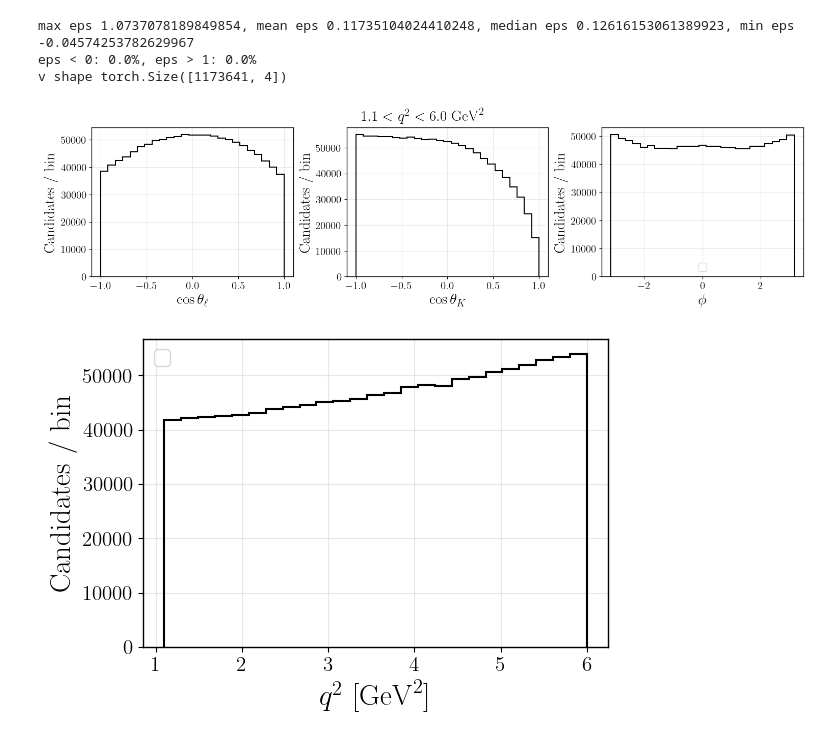
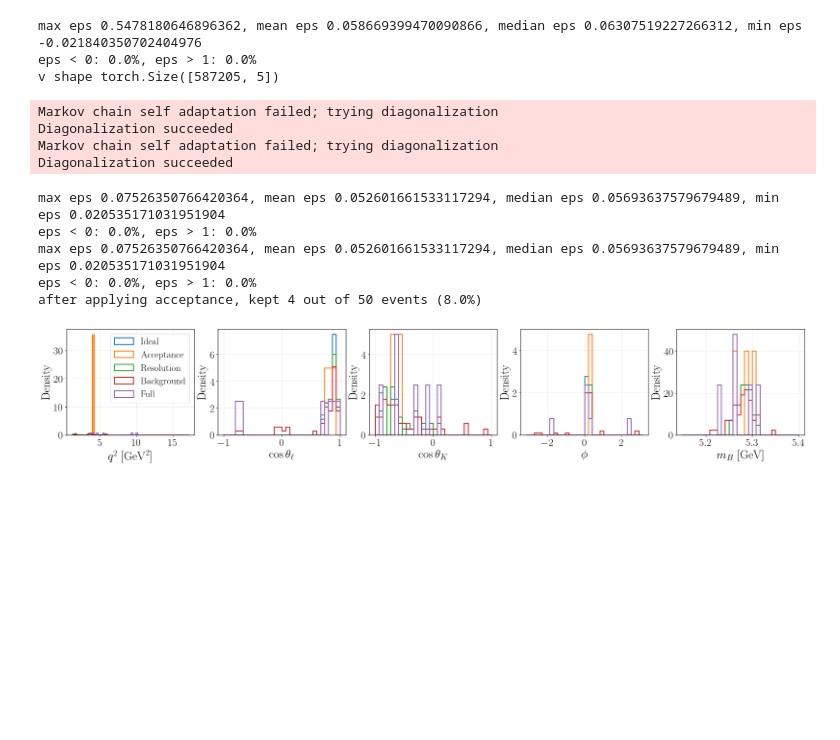
Before and after one commit to NilsCt/sbi-particle-physics, a Jupyter notebook: notebooks/imperfections_sanity.ipynb, the cells around one changed output. Saved outputs shown, nothing was run; the diff lists cells and outputs as text; code cells hidden in the pictures; blank space fills up the shorter version.

Commit message:
add B mass + fix simulation + better imperfections diagnostics

```diff
--- a/notebooks/imperfections_sanity.ipynb
+++ b/notebooks/imperfections_sanity.ipynb
@@ -112,24 +112,33 @@ Plotter.plot_a_sample(data[0], parameters[0])
 # %%
 # Check whats the shape of the acceptance function
 N = 10000000
-u = torch.rand(N, 4, device=device)
+u = torch.rand(N, 5, device=device)
 u[:, 0] = 1.1 + (6.0 - 1.1) * u[:, 0] # [1.1, 6]
 u[:, 1] = -1.0 + 2.0 * u[:, 1] # [-1, 1]
 u[:, 2] = -1.0 + 2.0 * u[:, 2] # [-1, 1]
 u[:, 3] = -np.pi + 2 * np.pi * u[:, 3] # [-π, π]
+u[:, 4] = 5.0 + 0.1 * u[:, 4] # [5.0, 5.1]
 
 v = model.simulator.imperfections._apply_acceptance(u)
 print(f"v shape {v.shape}")
 # %% [output]
-max eps 1.0737078189849854, mean eps 0.11735104024410248, median eps 0.12616153061389923, min eps -0.04574253782629967
+max eps 0.5478180646896362, mean eps 0.058669399470090866, median eps 0.06307519227266312, min eps -0.021840350702404976
 eps < 0: 0.0%, eps > 1: 0.0%
-v shape torch.Size([1173641, 4])
+v shape torch.Size([587205, 5])
+# %%
+datasets = ImperfectionsDiagnostics.get_datasets(model, n_points=50)
+# %% [output]
+Markov chain self adaptation failed; trying diagonalization
+Diagonalization succeeded
+Markov chain self adaptation failed; trying diagonalization
+Diagonalization succeeded
+max eps 0.07526350766420364, mean eps 0.052601661533117294, median eps 0.05693637579679489, min eps 0.020535171031951904
+eps < 0: 0.0%, eps > 1: 0.0%
+max eps 0.07526350766420364, mean eps 0.052601661533117294, median eps 0.05693637579679489, min eps 0.020535171031951904
+eps < 0: 0.0%, eps > 1: 0.0%
+after applying acceptance, kept 4 out of 50 events (8.0%)
 # %%
-ImperfectionsDiagnostics.angular_distributions(data=v, q2_bin=(1.1, 6.0), bins=25)
+ImperfectionsDiagnostics.compare_datasets(datasets)
 # %% [output]
-[figure, old version]
+[figure, new version]
-# %%
-ImperfectionsDiagnostics.q2_distribution(data=v, bins=25)
-# %% [output]
-[figure, removed]
 # %%
```
Also changed, not shown: parts of 7 cells of this notebook, 13 other files.
